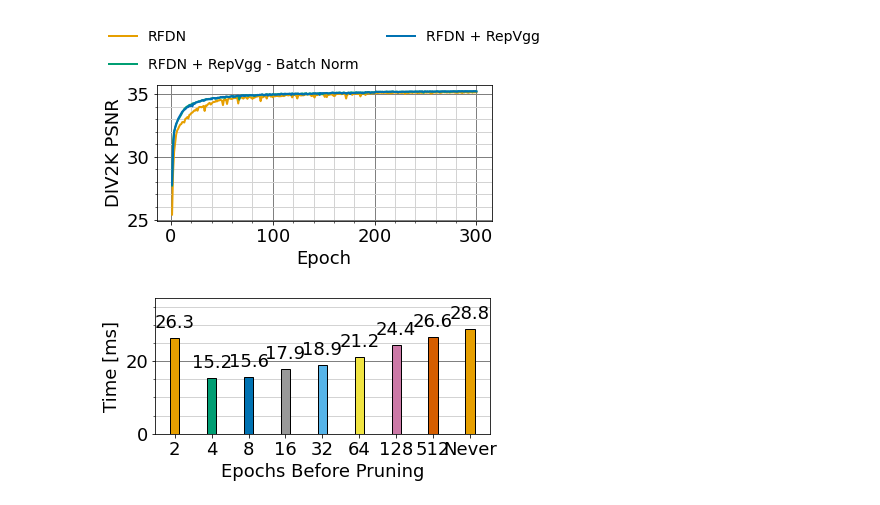
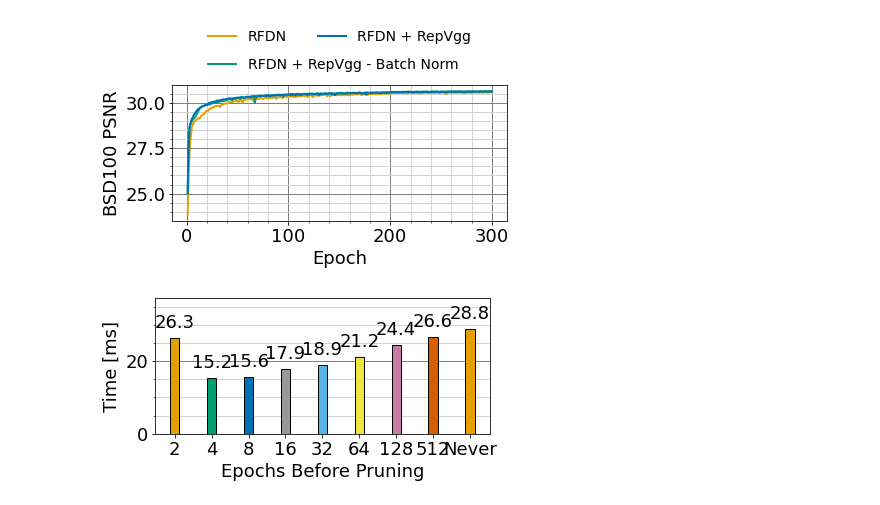
Before and after one commit to MartinBuessemeyer/Efficient-Image-Super-Resolution, a Jupyter notebook: notebooks/visualizations.ipynb, the cells around one changed output. Cells and saved outputs as stored; diff of their text form; code cells hidden in the pictures.

Commit message:
Update notebook for -batch norm graph

```diff
--- a/notebooks/visualizations.ipynb
+++ b/notebooks/visualizations.ipynb
@@ -109,13 +109,13 @@ def get_data(columns: list[str]):
             res_df[combine_column_and_file_name(file_name, column)] = df[column]
     return res_df
 # %%
-data = get_data(["validate.DIV2K.psnr_scale_2", "Epoch"])
+data = get_data(["validate.BSD100.psnr_scale_2", "Epoch"])
 filtered_x = data.filter(regex=("Epoch_rfdn.*_600.csv")).head(300).transpose()
-filtered_y = data.filter(regex=("validate\.DIV2K.psnr_scale_2.*_600.csv")).head(300).transpose()
+filtered_y = data.filter(regex=("validate\.BSD100.psnr_scale_2.*_600.csv")).head(300).transpose()
 lables = ["RFDN", "RFDN + RepVgg - Batch Norm", "RFDN + RepVgg"]
-make_line_chart(filtered_x.values, filtered_y.values, lables, "Epoch", "DIV2K PSNR", "epoch_psnr_scale.svg", legend_location="upper center", ncol=2, columnspacing=-10)
+make_line_chart(filtered_x.values, filtered_y.values, lables, "Epoch", "BSD100 PSNR", "epoch_psnr_scale.svg", legend_location="upper center", ncol=2, columnspacing=-10)
 # %% [output]
-[figure, old version]
+[figure, new version]
 # %%
 data = get_data(["validate.mean_forward_pass_time", "config.epochs_before_pruning"])
 filtered_y = data.filter(regex=("validate\.mean_forward_pass_time_rfdn_advanced_600_epochs_before_pruning.*")).mean()
```
